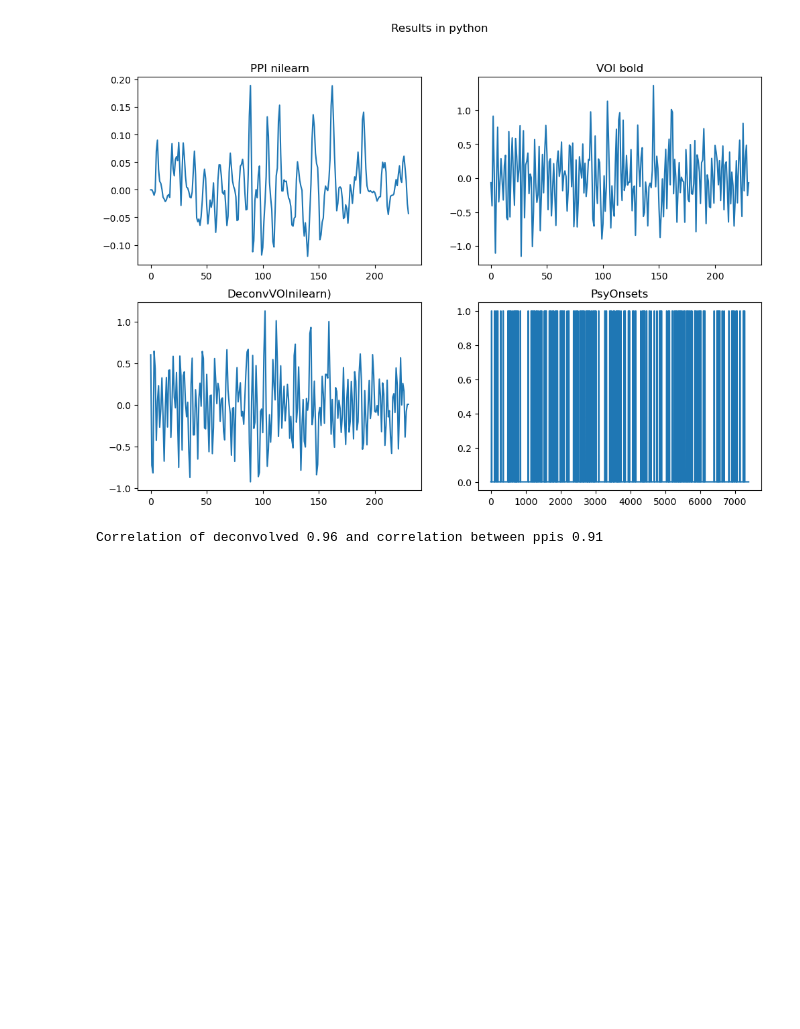
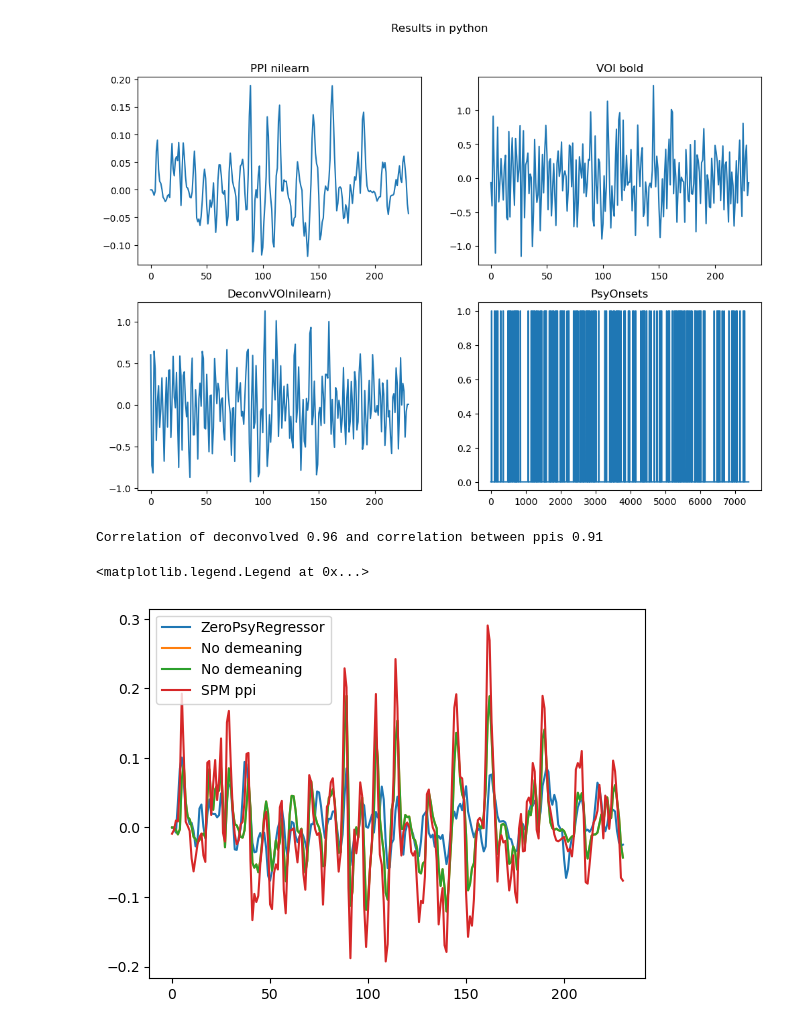
Before and after one commit to iknyazeva/TMFCpy, a Jupyter notebook: notebooks/PPIRegressorCompareSPM.ipynb, the cells around one changed output. Saved outputs shown, nothing was run; the diff lists cells and outputs as text; code cells hidden in the pictures; blank space fills up the shorter version.

Commit message:
ppi regressor and comparison with spm

```diff
--- a/notebooks/PPIRegressorCompareSPM.ipynb
+++ b/notebooks/PPIRegressorCompareSPM.ipynb
@@ -76,3 +76,29 @@ corr_ppi = np.corrcoef(ppi_spm_go['PPI'][0,0].ppi.squeeze(), ppi_regressor)[0,1]
 print(f"Correlation of deconvolved {corr_neuro :.2f} and correlation between ppis {corr_ppi :.2f}")
 # %% [output]
 Correlation of deconvolved 0.96 and correlation between ppis 0.91
+# %%
+ppi_regressor_zero_psy = create_ppi_regressor(
+            voi_bold=voi_bold,
+            events_df=events_df,
+            task_name='GO',
+            tr=2.0,
+            microtime_resolution=32,
+            demean=True
+        )
+ppi_regressor = create_ppi_regressor(
+    voi_bold=voi_bold,
+    events_df=events_df,
+    task_name='GO',
+    tr=2.0,
+    microtime_resolution=32,
+    demean=False
+)
+# %%
+plt.plot(ppi_regressor_zero_psy, label='ZeroPsyRegressor')
+plt.plot(ppi_regressor, label='No demeaning')
+plt.plot(ppi_regressor, label='No demeaning')
+plt.plot(ppi_spm_go['PPI'][0,0].ppi.squeeze(), label='SPM ppi')
+plt.legend()
+# %% [output]
+<matplotlib.legend.Legend at 0x...>
+[figure, added]
```
